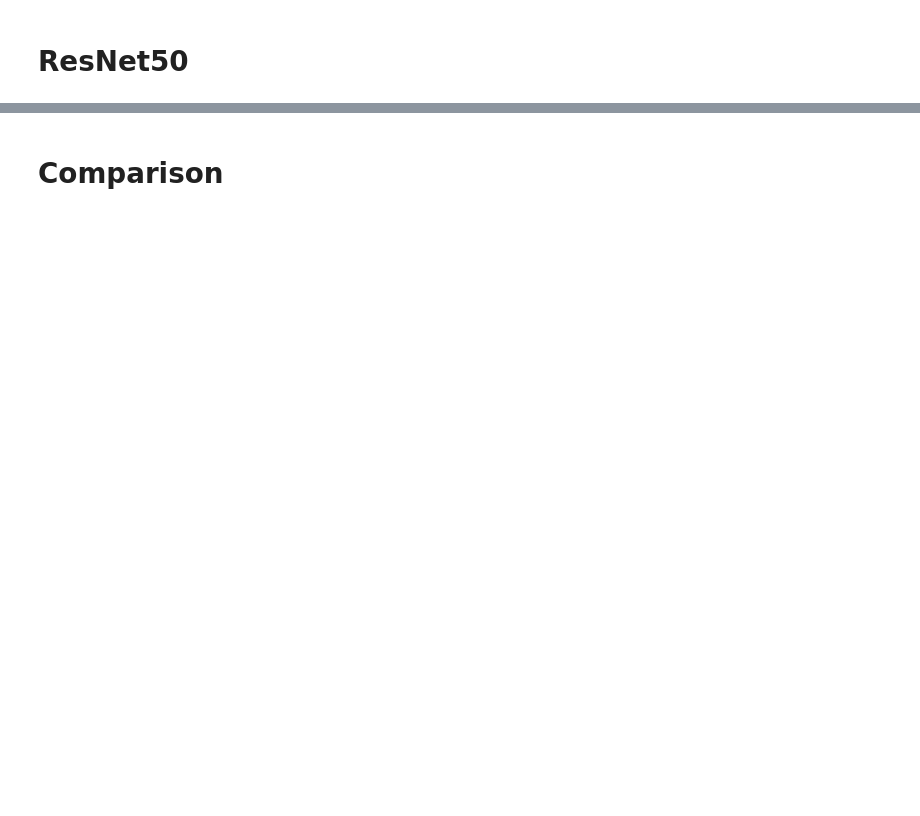
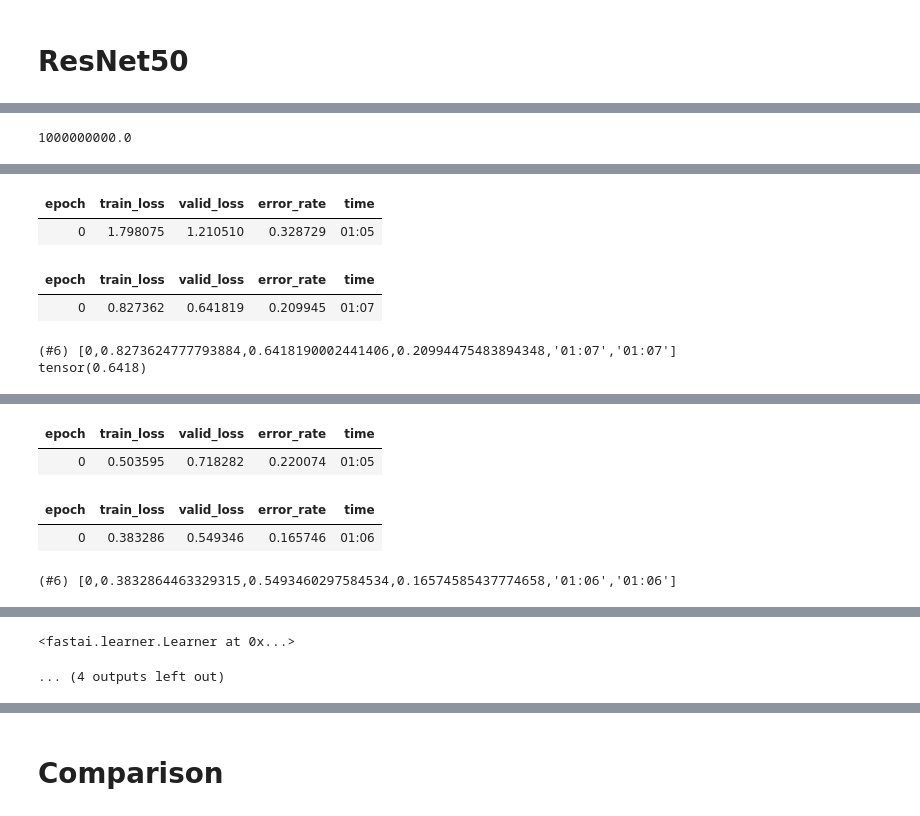
Before and after one commit to Fenrir7Asteron/MushroomClassification, a Jupyter notebook: mushrooms-classification.ipynb, the cells around one changed output, grey strips where cells are left out. Saved outputs shown, nothing was run; the diff lists cells and outputs as text; code cells hidden in the pictures; blank space fills up the shorter version.

```diff
--- a/mushrooms-classification.ipynb
+++ b/mushrooms-classification.ipynb
@@ -146,2 +147,33 @@ def tensor_to_numpy_image(img):
+# %%
+from PIL import ImageFile
+import fastai.vision.models as models
+significant_reduce = 1e-2
+max_iterations = 5
+
+ImageFile.LOAD_TRUNCATED_IMAGES = True
+def train(learner):
+  prev_loss = 1e9
+  iteration = 0
+  # Fine tune while validation loss reduces significantly
+  while iteration < max_iterations
+  and (learner.recorder.loss.value is None or prev_loss - learner.recorder.loss.value > significant_reduce):
+    iteration += 1
+    if learner.recorder.loss.value is not None:
+      prev_loss = learner.recorder.loss.value
+    else:
+      prev_loss = 1e9
+    lr = learner.lr_find()[0]
+    learner.recorder.before_epoch()
+    learner.fine_tune(epochs=4, lr=lr)
+    learner.recorder.after_epoch()
+
+  interp = ClassificationInterpretation.from_learner(learner)
+  interp.plot_confusion_matrix(figsize=(12,12), dpi=60)
+  return learner
+
+def init_model(dls, model):
+  learner = cnn_learner(dls, model, metrics=error_rate)
+  learner.recorder.loss.reset()
+  return learner
 # %% [markdown]
 # ResNet50
@@ -174,0 +180,5 @@ interp.plot_confusion_matrix(figsize=(12,12), dpi=60)
+# %%
+rn50_learner = init_model(dls, models.resnet50)
+train(rn50_learner)
+# %% [output]
+1000000000.0
@@ -174,0 +186,6 @@ interp.plot_confusion_matrix(figsize=(12,12), dpi=60)
+| epoch | train_loss | valid_loss | error_rate | time |
+| 0 | 1.798075 | 1.210510 | 0.328729 | 01:05 |
+| epoch | train_loss | valid_loss | error_rate | time |
+| 0 | 0.827362 | 0.641819 | 0.209945 | 01:07 |
+(#6) [0,0.8273624777793884,0.6418190002441406,0.20994475483894348,'01:07','01:07']
+tensor(0.6418)
@@ -174,0 +193,5 @@ interp.plot_confusion_matrix(figsize=(12,12), dpi=60)
+| epoch | train_loss | valid_loss | error_rate | time |
+| 0 | 0.503595 | 0.718282 | 0.220074 | 01:05 |
+| epoch | train_loss | valid_loss | error_rate | time |
+| 0 | 0.383286 | 0.549346 | 0.165746 | 01:06 |
+(#6) [0,0.3832864463329315,0.5493460297584534,0.16574585437774658,'01:06','01:06']
@@ -174,0 +200,2 @@ interp.plot_confusion_matrix(figsize=(12,12), dpi=60)
+<fastai.learner.Learner at 0x...>
+... (4 outputs left out)
```
Also changed, not shown: parts of 34 cells of this notebook.
